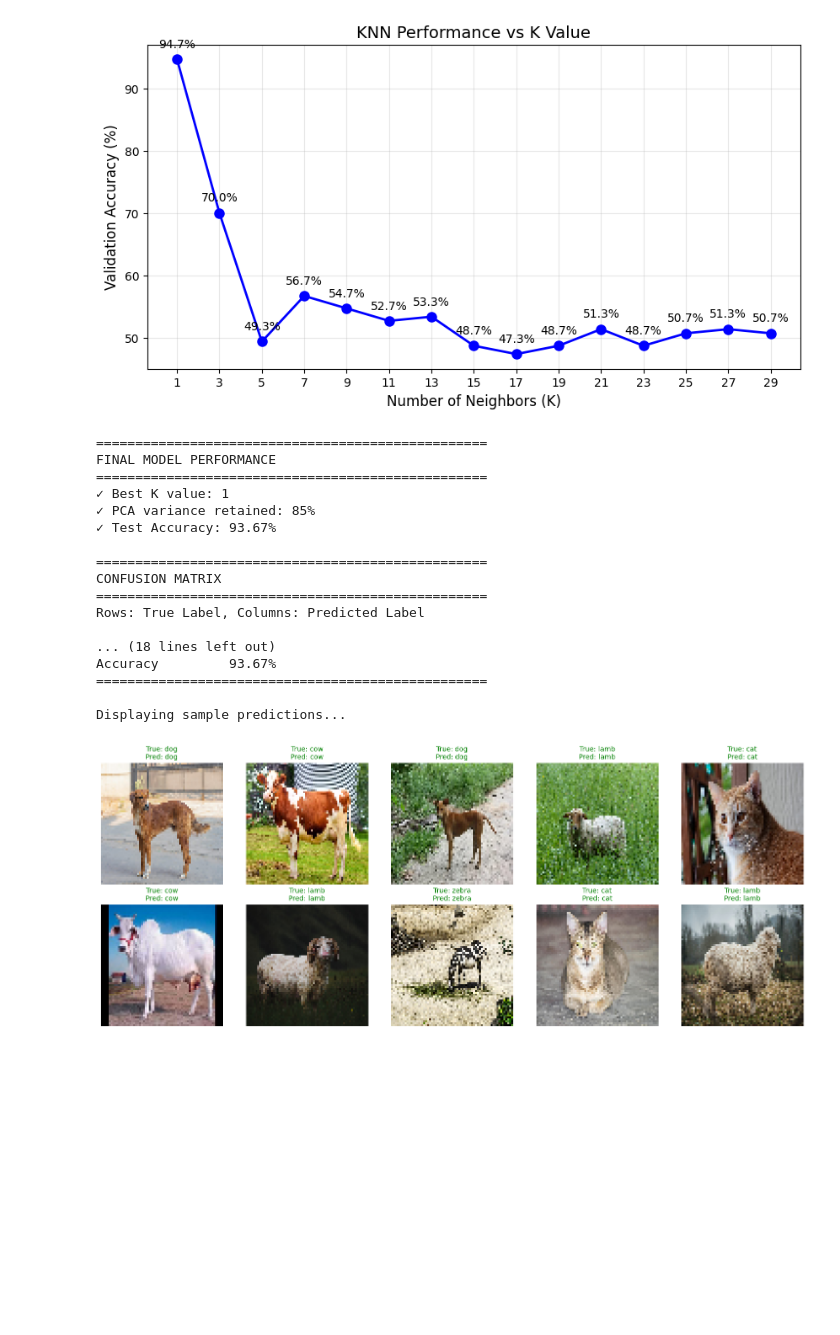
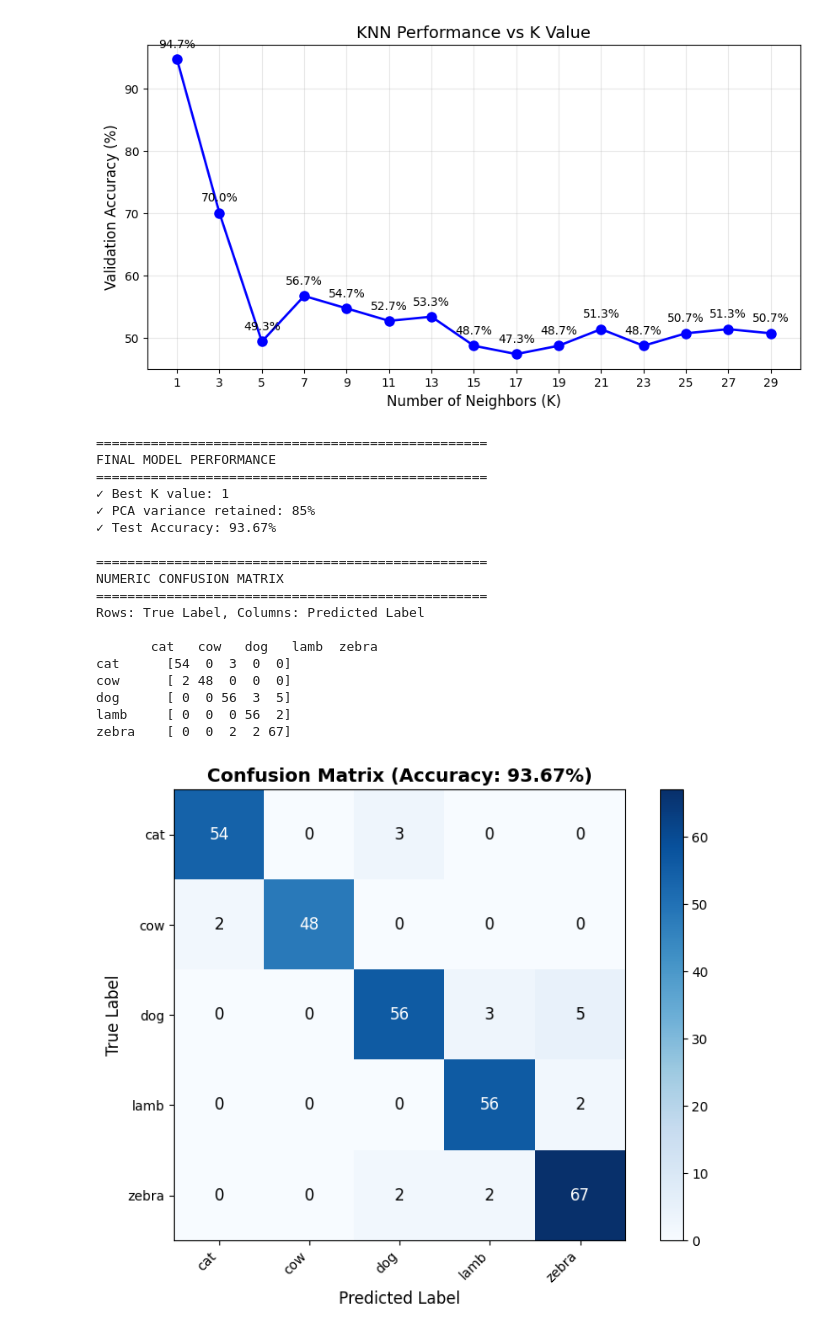
Before and after one commit to shahriarSwanon/Image-classification, a Jupyter notebook: KNN_Animal_Classifier.ipynb, the cells around one changed output. Cells and saved outputs as stored; diff of their text form; code cells hidden in the pictures; blank space fills up the shorter version.

```diff
--- a/KNN_Animal_Classifier.ipynb
+++ b/KNN_Animal_Classifier.ipynb
@@ -301,7 +301,7 @@ print(f"✓ Best K value: {best_k}")
 print(f"✓ PCA variance retained: {best_var}%")
 print(f"✓ Test Accuracy: {test_accuracy:.2f}%")
 
-# Confusion Matrix
+# ================= CONFUSION MATRIX =================
 def confusion_matrix(y_true, y_pred, num_classes=5):
     cm = np.zeros((num_classes, num_classes), dtype=int)
     for t, p in zip(y_true, y_pred):
@@ -310,15 +310,40 @@ def confusion_matrix(y_true, y_pred, num_classes=5):
 
 cm = confusion_matrix(y_test, y_test_pred)
 
+# Print numeric confusion matrix
 print(f"\n{'='*50}")
-print("CONFUSION MATRIX")
+print("NUMERIC CONFUSION MATRIX")
 print(f"{'='*50}")
 print("Rows: True Label, Columns: Predicted Label\n")
-print("       " + "  ".join(CATEGORIES))
+print("       " + "  ".join(f"{cat:4s}" for cat in CATEGORIES))
 for i, cat in enumerate(CATEGORIES):
-    print(f"{cat:8s} {cm[i]}")
+    print(f"{cat:8s} {str(cm[i])}")
 
-# Classification Report
+# ================= VISUAL CONFUSION MATRIX HEATMAP =================
+fig, ax = plt.subplots(figsize=(8, 6))
+im = ax.imshow(cm, interpolation='nearest', cmap='Blues')
+ax.figure.colorbar(im, ax=ax)
+
+# Show values in each cell
+for i in range(len(CATEGORIES)):
+    for j in range(len(CATEGORIES)):
+        text = ax.text(j, i, cm[i, j],
+                       ha="center", va="center",
+                       color="white" if cm[i, j] > cm.max()/2 else "black",
+                       fontsize=12)
+
+ax.set_xticks(np.arange(len(CATEGORIES)))
+ax.set_yticks(np.arange(len(CATEGORIES)))
+ax.set_xticklabels(CATEGORIES, rotation=45, ha="right")
+ax.set_yticklabels(CATEGORIES)
+ax.set_xlabel("Predicted Label", fontsize=12)
+ax.set_ylabel("True Label", fontsize=12)
+ax.set_title(f"Confusion Matrix (Accuracy: {test_accuracy:.2f}%)", fontsize=14, fontweight='bold')
+
+plt.tight_layout()
+plt.show()
+
+# ================= CLASSIFICATION REPORT =================
 print(f"\n{'='*50}")
 print("CLASSIFICATION REPORT")
 print(f"{'='*50}")
@@ -337,66 +362,67 @@ for i, cat in enumerate(CATEGORIES):
 
     print(f"{cat:<12} {precision:9.2f} {recall:7.2f} {f1:9.2f} {support:8}")
 
-# Overall accuracy
+# Calculate averages
+avg_precision = np.mean([cm[i,i]/np.sum(cm[:,i])*100 if np.sum(cm[:,i])>0 else 0 for i in range(5)])
+avg_recall = np.mean([cm[i,i]/np.sum(cm[i,:])*100 for i in range(5)])
+avg_f1 = 2 * avg_precision * avg_recall / (avg_precision + avg_recall)
+
 print("-" * 46)
-print(f"{'Accuracy':<12} {test_accuracy:9.2f}%")
+print(f"{'Avg/Total':<12} {avg_precision:9.2f} {avg_recall:7.2f} {avg_f1:9.2f} {np.sum(cm):8}")
 print(f"{'='*50}")
 
-# Visualize some predictions
+# ================= VISUALIZE SAMPLE PREDICTIONS =================
 fig, axes = plt.subplots(2, 5, figsize=(15, 6))
 axes = axes.ravel()
 
-# Need to reconstruct original images for display (we only stored features)
-# For display, let's load a few test images directly
-print("\nDisplaying sample predictions...")
-test_images_list = []
-test_true_list = []
-
 # Load some test images for display
+test_samples = []
 for label, cat in enumerate(CATEGORIES):
     folder = os.path.join(DATASET_PATH, cat)
     images = [f for f in os.listdir(folder) if f.endswith(('.jpg','.png','.jpeg'))]
-    for img_name in images[:15]:  # Get 15 per class
-        test_images_list.append((os.path.join(folder, img_name), label))
+    for img_name in images[:5]:  # Get 5 per class
+        test_samples.append((os.path.join(folder, img_name), label))
 
 # Randomly select 10
 import random
-random.shuffle(test_images_list)
-display_samples = test_images_list[:10]
+random.shuffle(test_samples)
+display_samples = test_samples[:10]
 
 for i, (img_path, true_label) in enumerate(display_samples):
     img = load_and_resize_image(img_path)
 
     # Extract features and predict
     features = extract_color_histogram(img)
     features = (features - mean) / std
     features_pca = (features - pca_mean) @ pca_vecs
     pred_label = knn_predict(X_train_pca, y_train, features_pca.reshape(1, -1), best_k)[0]
 
     axes[i].imshow(img)
     color = 'green' if pred_label == true_label else 'red'
     axes[i].set_title(f'True: {CATEGORIES[true_label]}\nPred: {CATEGORIES[pred_label]}',
-                      fontsize=10, color=color)
+                      fontsize=10, color=color, fontweight='bold')
     axes[i].axis('off')
 
+plt.suptitle('Sample Predictions (Green=Correct, Red=Wrong)', fontsize=14, fontweight='bold')
 plt.tight_layout()
 plt.show()
 # %% [output]
 ==================================================
 FINAL MODEL PERFORMANCE
 ==================================================
 ✓ Best K value: 1
 ✓ PCA variance retained: 85%
 ✓ Test Accuracy: 93.67%
 
 ==================================================
-CONFUSION MATRIX
+NUMERIC CONFUSION MATRIX
 ==================================================
 Rows: True Label, Columns: Predicted Label
 
-... (18 lines left out)
-Accuracy         93.67%
-==================================================
-
-Displaying sample predictions...
+       cat   cow   dog   lamb  zebra
+cat      [54  0  3  0  0]
+cow      [ 2 48  0  0  0]
+dog      [ 0  0 56  3  5]
+lamb     [ 0  0  0 56  2]
+zebra    [ 0  0  2  2 67]
-[figure, old version]
+[figure, new version]
```
Also changed, not shown: parts of 1 cell of this notebook.
